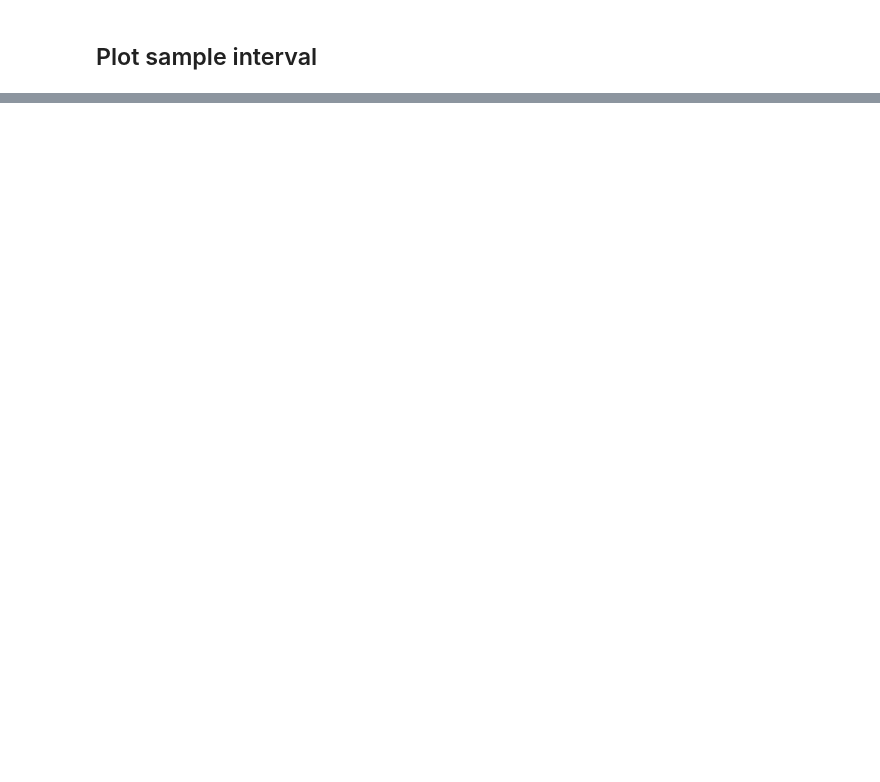
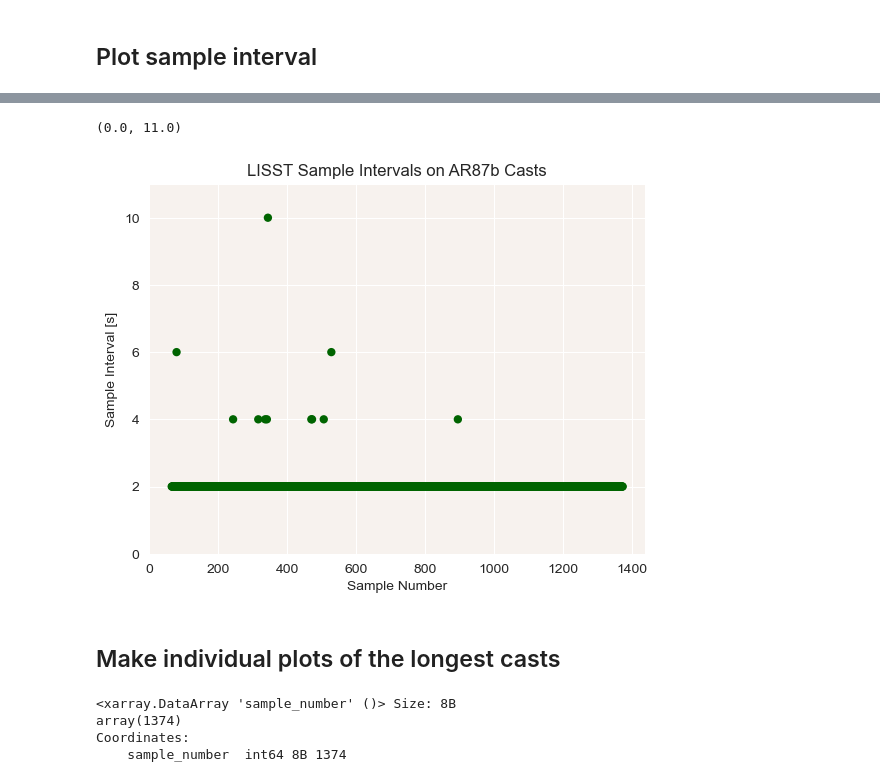
Before and after one commit to cooleyky/prtsz_deep_dive, a Jupyter notebook: 06-pioneer21-sample-interval-drift.ipynb, the cells around one changed output, grey strips where cells are left out. Cells and saved outputs as stored; diff of their text form; code cells hidden in the pictures; blank space fills up the shorter version.

```diff
--- a/06-pioneer21-sample-interval-drift.ipynb
+++ b/06-pioneer21-sample-interval-drift.ipynb
@@ -282,0 +250,19 @@ fig0
+# %%
+# Plot Leg B by itself
+fig2, ax2 = plt.subplots()
+ax2 = plot_lisst_interval(pairs87b, "darkgreen", ax2, "AR87b casts")
+
+# Edit legend and axes labels
+# ax2.legend()
+plt.title("LISST Sample Intervals on AR87b Casts")
+ax2.set_xlabel("Sample Number")
+ax2.set_ylabel("Sample Interval [s]")
+ax2.set_ylim([0, 11])
+# One of the casts on AR87B has a long sample interval (400 s)
+# when the cast was aborted but the sampling program
+# was not restarted.
+# %% [output]
+(0.0, 11.0)
+[figure, added]
+# %% [markdown]
+## Make individual plots of the longest casts
@@ -282,0 +287,9 @@ fig0
+# %%
+# Find longest cast of Leg A and calculate sample intervals
+long_ds_a, cast_len_a = find_longest_cast(pairs87a)
+print(cast_len_a)
+# %% [output]
+<xarray.DataArray 'sample_number' ()> Size: 8B
+array(1374)
+Coordinates:
+    sample_number  int64 8B 1374
```
Also changed, not shown: parts of 13 cells of this notebook.
